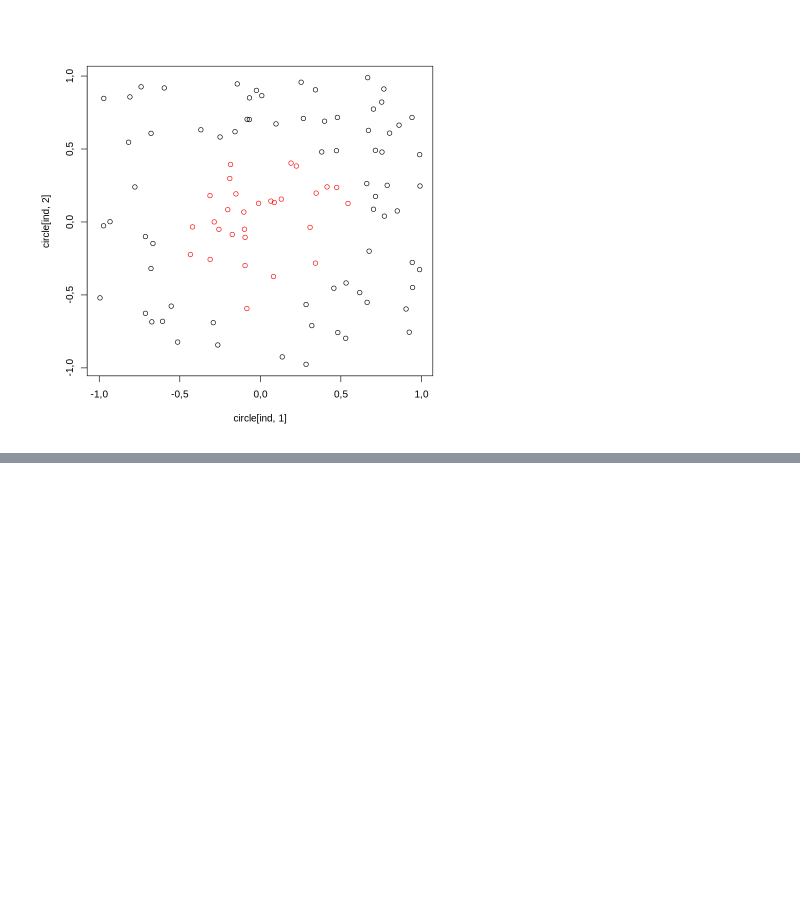
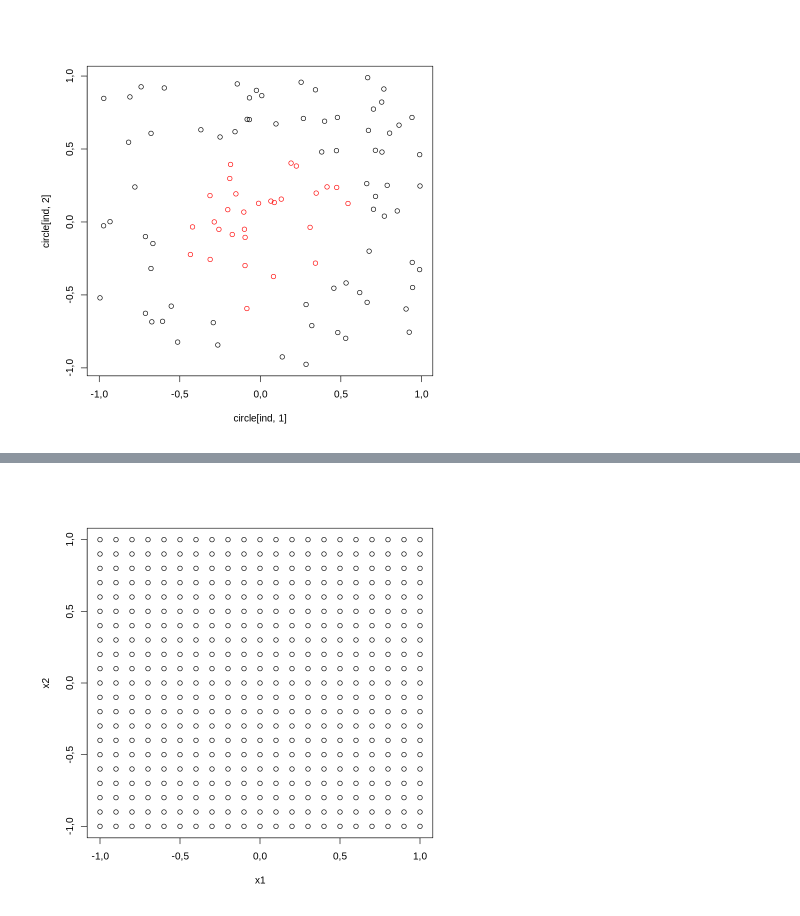
Before and after one commit to NTrevisani/DataScienceMaster, a Jupyter notebook: MachineLearning_1/Practica1/Tarea1_NicoloTrevisani.ipynb, the cells around one changed output, grey strips where cells are left out. Cells and saved outputs as stored; diff of their text form; code cells hidden in the pictures; blank space fills up the shorter version.

```diff
--- a/MachineLearning_1/Practica1/Tarea1_NicoloTrevisani.ipynb
+++ b/MachineLearning_1/Practica1/Tarea1_NicoloTrevisani.ipynb
@@ -132,0 +145,16 @@ A matrix: 1 × 5 of type dbl
+# %%
+# Quiero evaluar como mi red separa los puntos
+
+# Construcción de la rejilla
+x1 <- seq(from = -1, to = 1, by = 0.1)
+n <- length(x1)
+x1 <- rep(x1,n)
+m <- 0
+x2 <- vector("numeric", length(x1))
+for (i in 1:n) {
+  m <- (i-1)*n + 1
+  x2[m:(i*n)] <- rep(x1[i],n)
+}
+plot(x1,x2)
+# %% [output]
+[figure, added]
```
Also changed, not shown: parts of 4 cells of this notebook, 2 other files.
